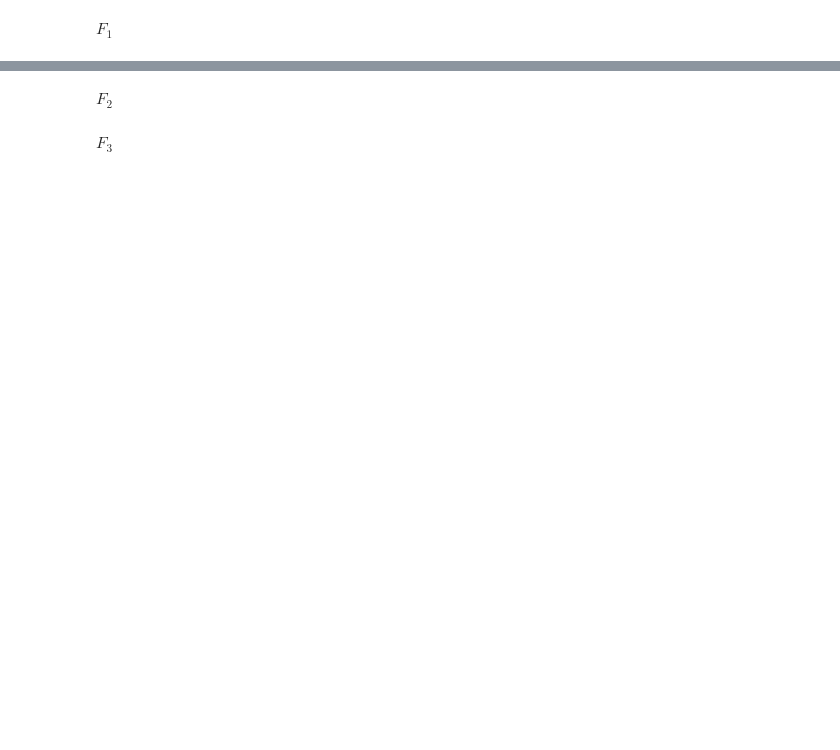
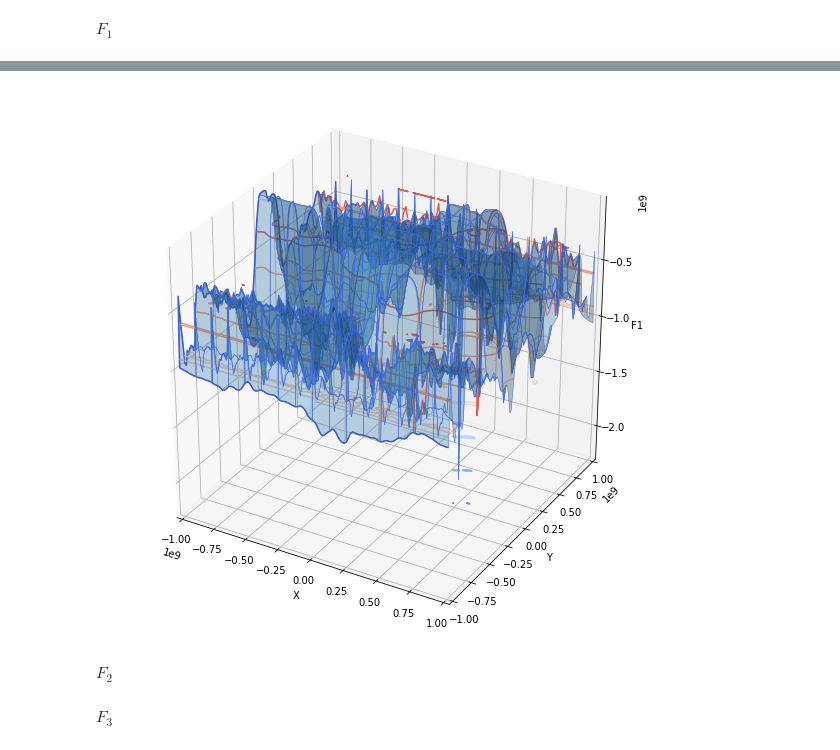
Before and after one commit to jlmaurora233/GRMHD, a Jupyter notebook: corr_func_contour.ipynb, the cells around one changed output, grey strips where cells are left out. Saved outputs shown, nothing was run; the diff lists cells and outputs as text; code cells hidden in the pictures; blank space fills up the shorter version.

```diff
--- a/corr_func_contour.ipynb
+++ b/corr_func_contour.ipynb
@@ -154,3 +188,30 @@ for dump in dumps_ma.values():
+# %%
+N = 128
+x = np.linspace(-1e9, 1e9, N)
+y = np.linspace(-1e9, 1e9, N)
+
+X, Y = np.meshgrid(x, y)
+z1 = dumps_ma[str(i0)].cache['coeff1'][0]
+
+plt.figure(figsize=(10,10))
+
+ax = plt.axes(projection='3d')
+
+ax.plot_surface(X, Y, z1, edgecolor='royalblue', lw=0.5, rstride=8, cstride=8,
+                alpha=0.3)
+
+# Plot projections of the contours for each dimension.  By choosing offsets
+# that match the appropriate axes limits, the projected contours will sit on
+# the 'walls' of the graph.
+ax.contour(X, Y, z1, zdir='z', cmap='coolwarm')
+ax.contour(X, Y, z1, zdir='x', cmap='coolwarm')
+ax.contour(X, Y, z1, zdir='y', cmap='coolwarm')
+
+ax.set(xlim=(-1e9, 1e9), ylim=(-1e9, 1e9), xlabel='X', ylabel='Y', zlabel='F1')
+
+plt.show()
+# %% [output]
+[figure, added]
 # %% [markdown]
 $F_{2}$
 # %%
```
Also changed, not shown: parts of 18 cells of this notebook.
